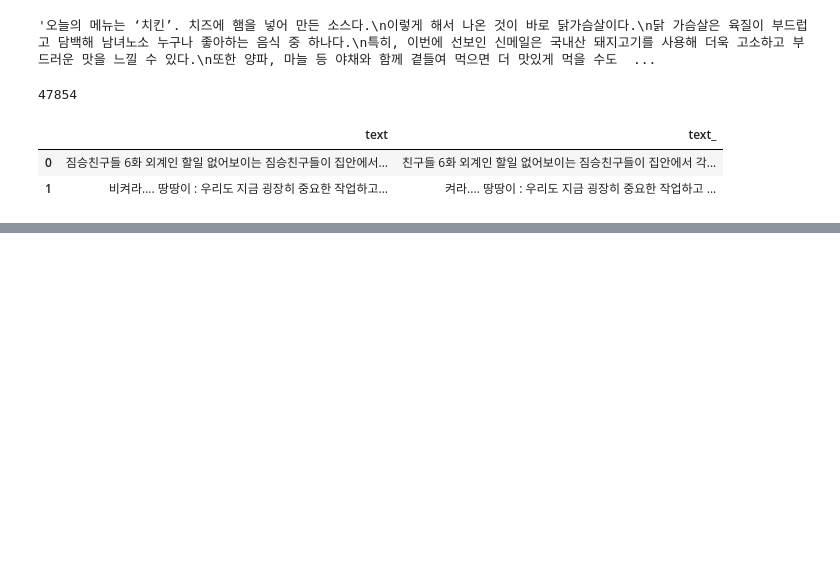
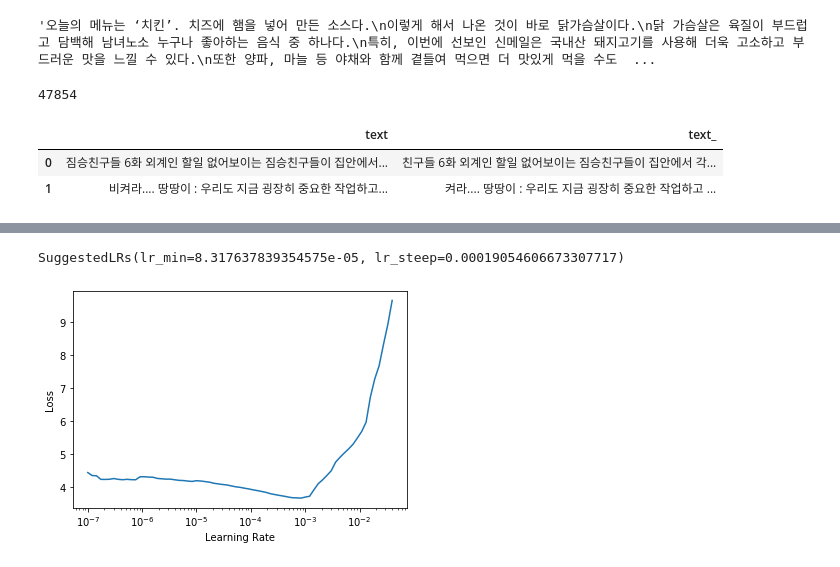
Before and after one commit to bigpicture-kr/nlp-experiments, a Jupyter notebook: src/ScriptWriting.ipynb, the cells around one changed output, grey strips where cells are left out. Drawn from its saved outputs; the diff is of its cells as text; code cells hidden in the pictures; blank space fills up the shorter version.

```diff
--- a/src/ScriptWriting.ipynb
+++ b/src/ScriptWriting.ipynb
@@ -129,0 +120,4 @@ AssertionError: Trying to set 2 values for lr but there are 1 parameter groups.
+# %%
+learn = Learner(dls, model, loss_func=CrossEntropyLossFlat(), cbs=[DropOutput], metrics=Perplexity()).to_fp16()
+learn.lr_find()
+# %% [output]
@@ -130 +125,3 @@ AssertionError: Trying to set 2 values for lr but there are 1 parameter groups.
+SuggestedLRs(lr_min=8.317637839354575e-05, lr_steep=0.00019054606673307717)
+[figure, added]
 # %%
```
Also changed, not shown: parts of 6 cells of this notebook.
